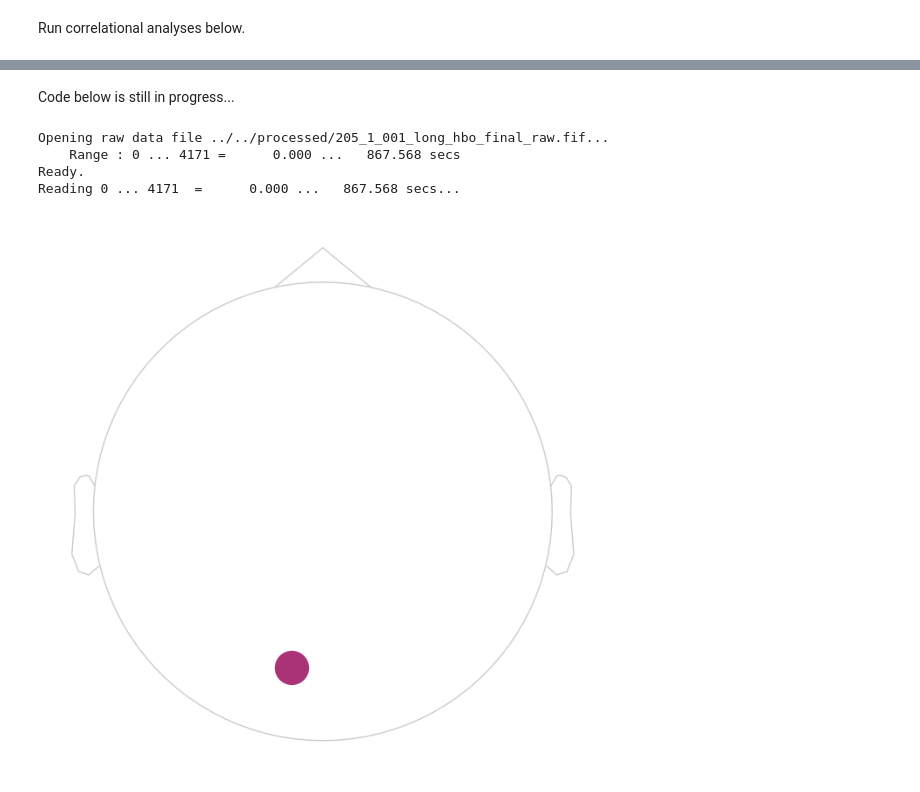
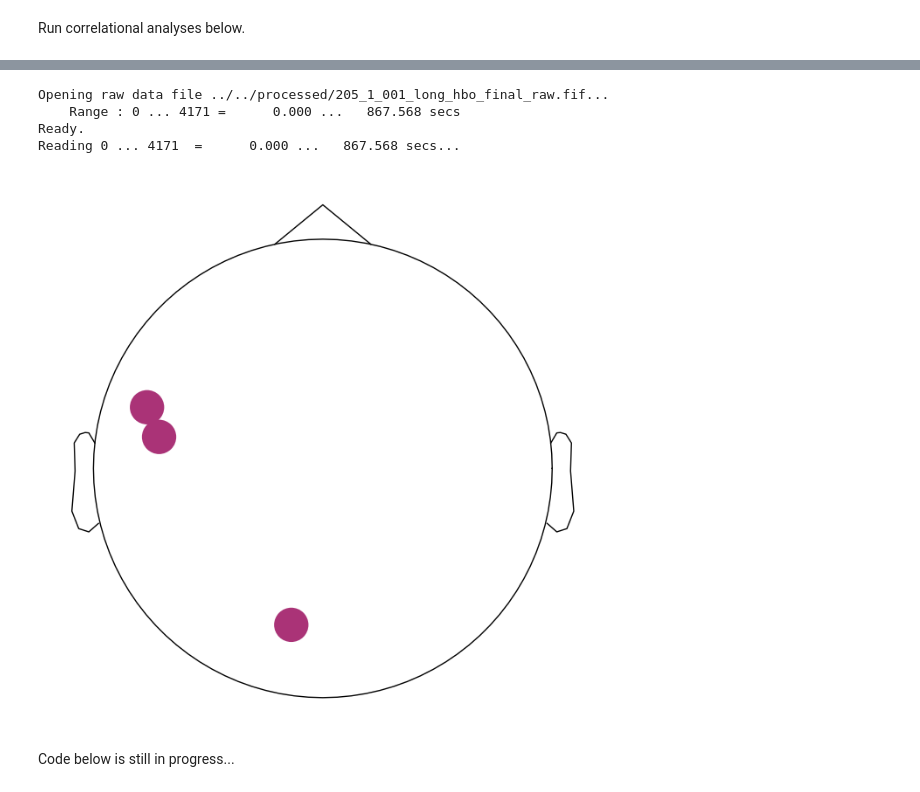
Before and after one commit to ansleykunnath/fnirs-analysis, a Jupyter notebook: fnirs_sj_training_analysis.ipynb, the cells around one changed output, grey strips where cells are left out. Drawn from its saved outputs; the diff is of its cells as text; code cells hidden in the pictures.

```diff
--- a/fnirs_sj_training_analysis.ipynb
+++ b/fnirs_sj_training_analysis.ipynb
@@ -1256,43 +1395,46 @@ perform_analysis('trained', 'theta_day1_vs_day3', channels_to_analyze)
+# %%
+# Plot sensors of interest
+
+import mne
+import matplotlib.pyplot as plt
+import os.path as op
+
+# Use the info from your existing data
+proc_path = '../../processed'
+fname = op.join(proc_path, f'205_1_001_long_hbo_final_raw.fif')
+use = mne.io.read_raw_fif(fname, preload=True)
+use.load_data()
+info = use.copy().info
+
+# Specify the names of the sensors you want to plot
+selected_sensors = ['S19_D6 hbo', 'S25_D14 hbo', 'S19_D4 hbo']
+#selected_sensors = ['S14_D22 hbo', 'S21_D8 hbo', 'S3_D3', 'S18_D26 hbo', 'S23_D10 hbo']
+# fusiform/ITG/MTG, STG/MTG, Broca's/premotor, V3, fusiform/V3
+#selected_sensors = ['S10_D20 hbo', 'S3_D6 hbo', 'S8_D20 hbo'] # STG/MTG, Subcentral area/premotor x2
+valid_sensors = [sensor for sensor in selected_sensors if sensor in info['ch_names']]
+
+if not valid_sensors:
+    print("No valid sensors selected for plotting.")
+else:
+    # Increase the font size for sensor names
+    plt.rcParams.update({'font.size': 20})  # Set the desired font size
+
+    # Pick only the selected channels
+    info_picked = mne.pick_info(info, mne.pick_channels(info['ch_names'], valid_sensors))
+    info_picked.rename_channels({ch: '  ' + ch for ch in info_picked['ch_names']})
+
+    # Plot the sensors manually with blue circles
+    fig = mne.viz.plot_sensors(info_picked, kind='topomap', show_names=False, pointsize=800, linewidth=0)
+
+    plt.show()
+# %% [output]
+Opening raw data file ../../processed/205_1_001_long_hbo_final_raw.fif...
+    Range : 0 ... 4171 =      0.000 ...   867.568 secs
+Ready.
+Reading 0 ... 4171  =      0.000 ...   867.568 secs...
+[figure, added]
 # %% [markdown]
 Code below is still in progress...
-# %%
-# Plot sensors of interest
-
-import mne
-import matplotlib.pyplot as plt
-import os.path as op
-
-# Use the info from your existing data
-proc_path = '../../processed'
-fname = op.join(proc_path, f'205_1_001_long_hbo_final_raw.fif')
-use = mne.io.read_raw_fif(fname, preload=True)
-use.load_data()
-info = use.copy().info
-
-# Specify the names of the sensors you want to plot
-selected_sensors = ['S25_D14 hbo']
-valid_sensors = [sensor for sensor in selected_sensors if sensor in info['ch_names']]
-
-if not valid_sensors:
-    print("No valid sensors selected for plotting.")
-else:
-    # Increase the font size for sensor names
-    plt.rcParams.update({'font.size': 20})  # Set the desired font size
-
-    # Pick only the selected channels
-    info_picked = mne.pick_info(info, mne.pick_channels(info['ch_names'], valid_sensors))
-    info_picked.rename_channels({ch: '  ' + ch for ch in info_picked['ch_names']})
-
-    # Plot the sensors manually with blue circles
-    fig = mne.viz.plot_sensors(info_picked, kind='topomap', show_names=False, pointsize=800, linewidth=0)
-
-    plt.show()
-# %% [output]
-Opening raw data file ../../processed/205_1_001_long_hbo_final_raw.fif...
-    Range : 0 ... 4171 =      0.000 ...   867.568 secs
-Ready.
-Reading 0 ... 4171  =      0.000 ...   867.568 secs...
-[figure, removed]
 # %%
 # Plot some waveforms
 
```
Also changed, not shown: parts of 25 cells of this notebook, 23 other files.
